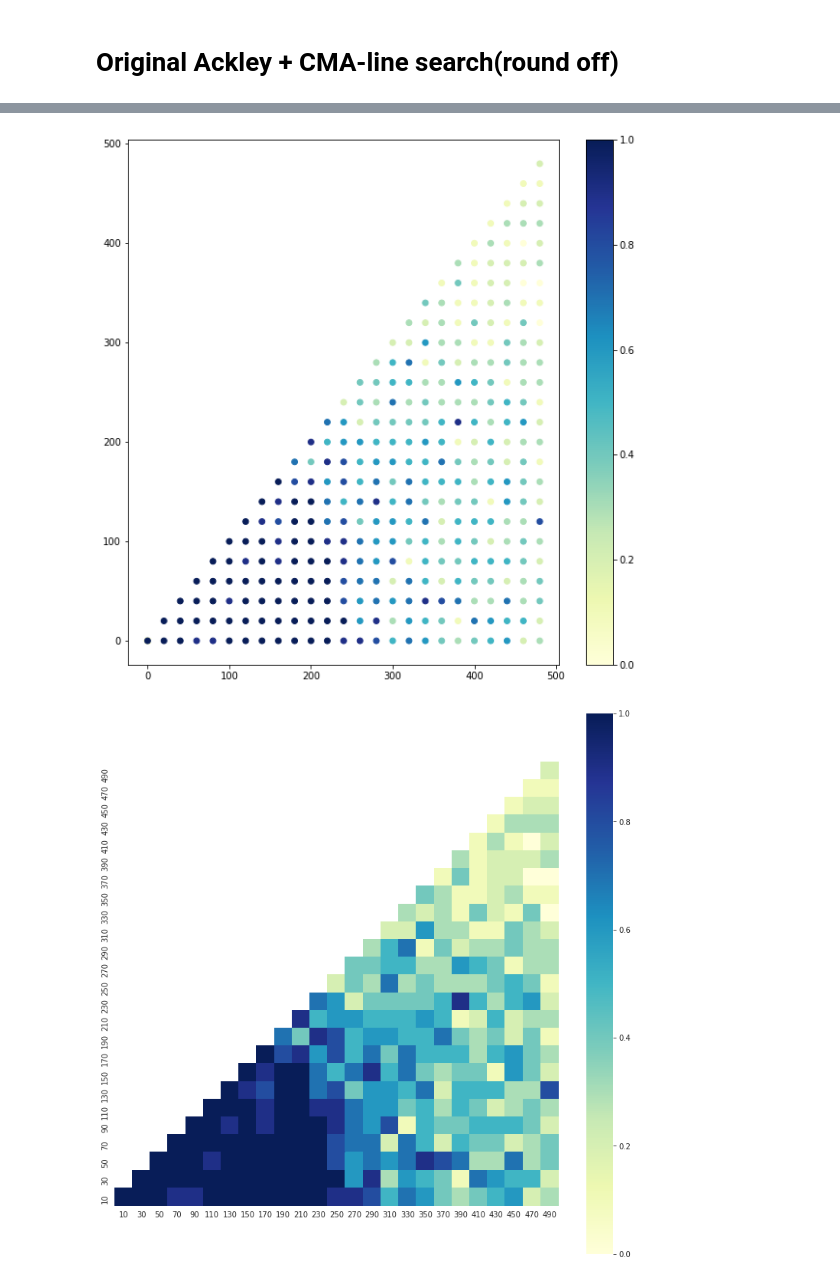
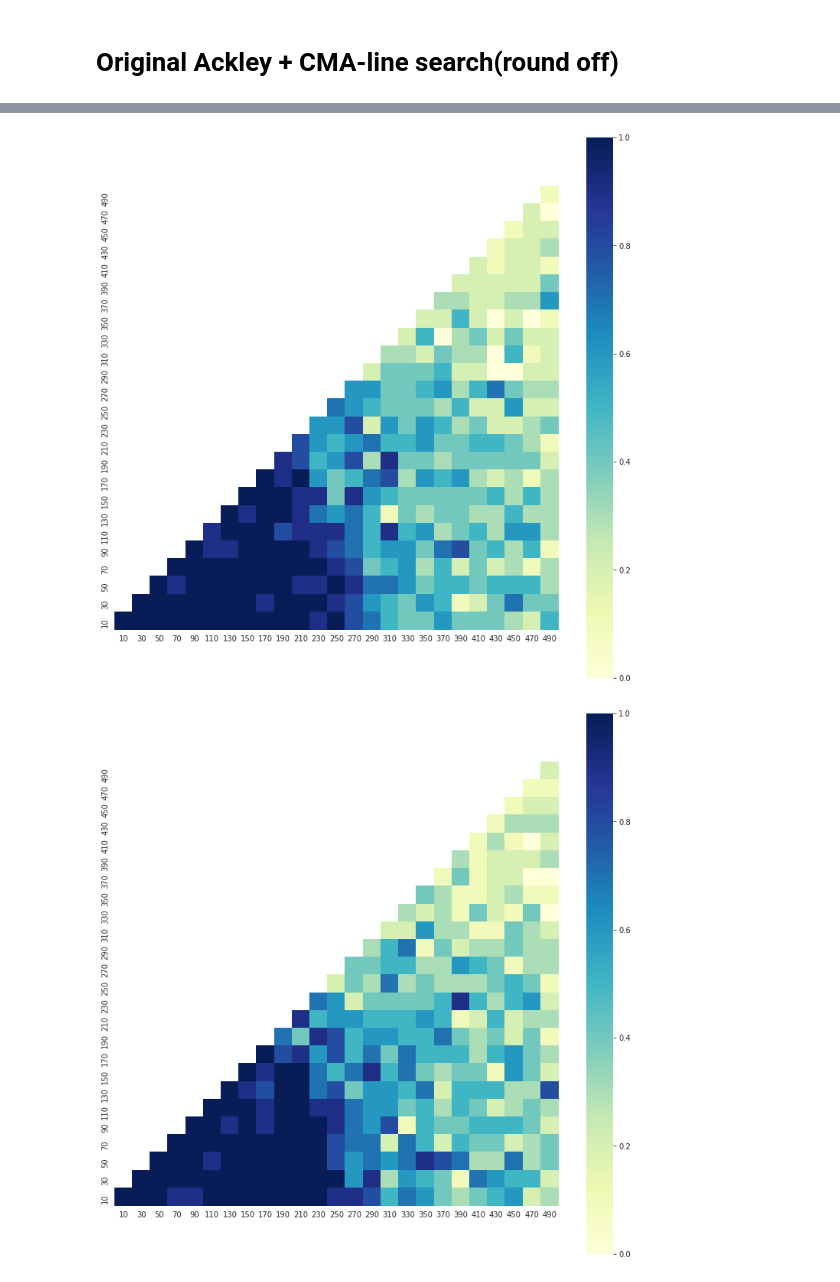
Before and after one commit to huajian1069/non-convex-optimisation, a Jupyter notebook: week 10.ipynb, the cells around one changed output, grey strips where cells are left out. Drawn from its saved outputs; the diff is of its cells as text; code cells hidden in the pictures.

```diff
--- a/week 10.ipynb
+++ b/week 10.ipynb
@@ -169,10 +162,10 @@ exps.analyser.plot_hotmap_evals()
 # %% [markdown]
 # Original Ackley + CMA-line search(round off)
 # %%
-np.random.seed(23191)
+np.random.seed(2391)
 
 # init multiple experiments
-exps2 = multiple_experiment()
+exps_ak_ro = multiple_experiment()
 
 # init and setup one experiment
 exp = single_experiment()
@@ -193,7 +186,7 @@ cma.set_parameters(paras)
 exp.set_optimizer(cma)
 
 # Multiple experiment: setup one expreiment
-exps2.set_single_exp(exp)
+exps_ak_ro.set_single_exp(exp)
 
 
 # Multiple experiments: setup sample zone of multiple experiments
@@ -202,7 +195,7 @@ expsParas = {'origin': np.array([0,0]),
              'step': 20,
              'size': 10,
              'sym': True}
-exps2.set_sample_zone(expsParas)
+exps_ak_ro.set_sample_zone(expsParas)
 
-data2 = exps2.do()
+%time data_ak_ro = exps_ak_ro.do()
 # %% [output]
@@ -219,7 +220,10 @@ diverge, concentrate in low dimension manifold
+# %%
+# start with seed 2391
+exps_ak_ro.analyser.plot_hotmap_prob()
+# %% [output]
+[figure, added]
 # %%
-exps2.analyser.plot_scatter()
+#exps2.analyser.plot_scatter()
-# %% [output]
-[figure, removed]
 # %%
 exps2.analyser.plot_hotmap_prob()
 # %% [output]
```
Also changed, not shown: parts of 23 cells of this notebook, 5 other files.
